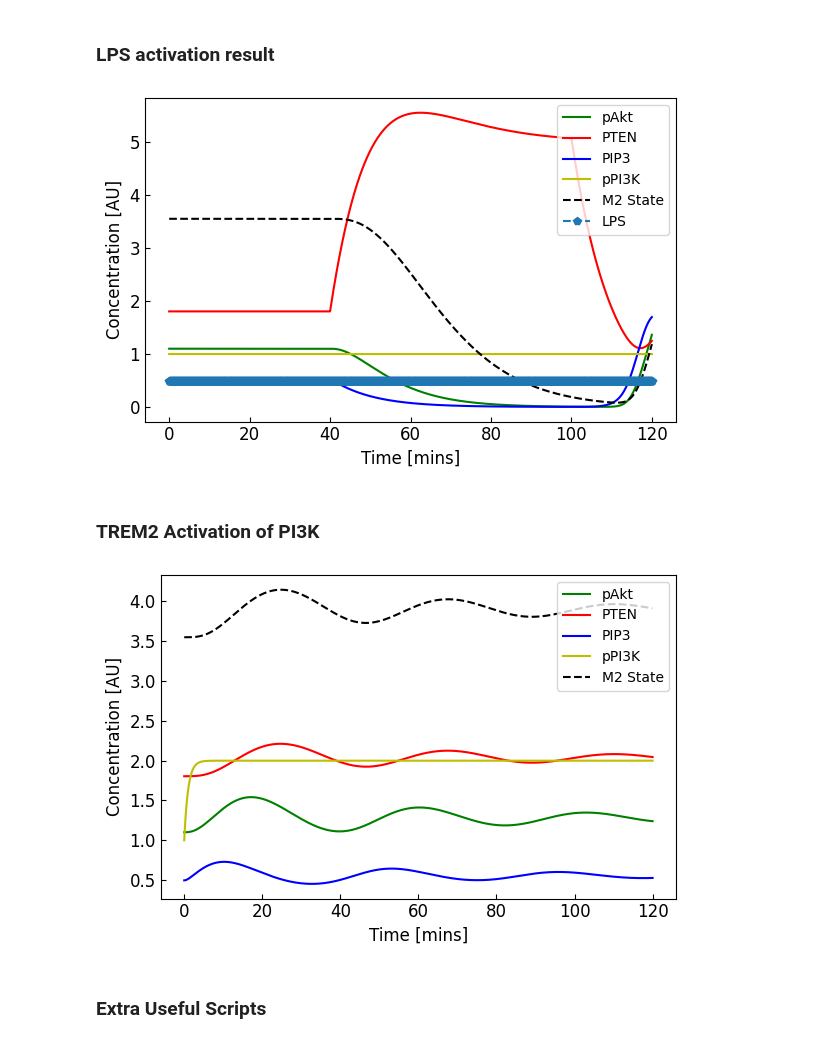
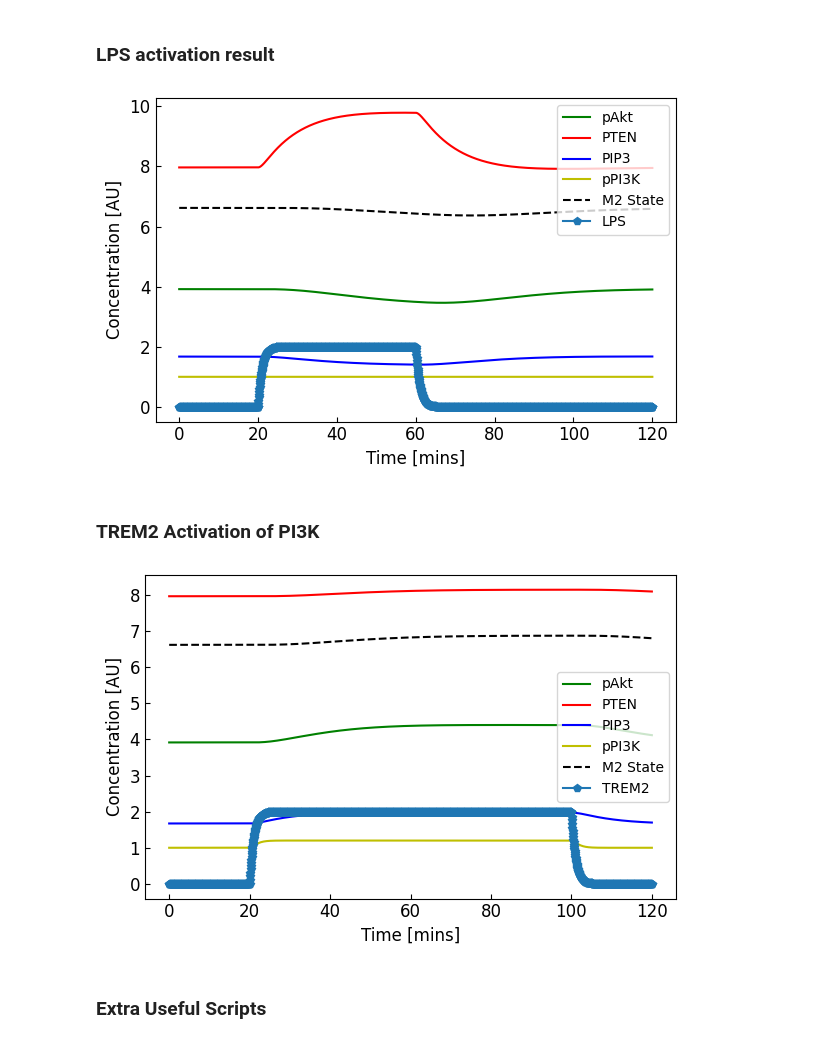
Before and after one commit to rsethi21/dynamicModellingPI3K-Akt, a Jupyter notebook: Goodwin_Oscillation_PI3K_AKT.ipynb, the cells around one changed output. Cells and saved outputs as stored; diff of their text form; code cells hidden in the pictures.

```diff
--- a/Goodwin_Oscillation_PI3K_AKT.ipynb
+++ b/Goodwin_Oscillation_PI3K_AKT.ipynb
@@ -208,35 +187,35 @@ print(steadyState)
 # %%
 ## Graphing values:
 
 time = np.linspace(0,120, 2000)
-y0_2 = [steadyState[0], steadyState[1], steadyState[2], steadyState[3], steadyState[4], 0.5, 0, 0]
-y_2 = odeint(func,y0_2,time,((True, 40, 100, y0_2[5]), (False, None, None, None), (False, None, None, None)))
+y0_2 = [steadyState[0], steadyState[1], steadyState[2], steadyState[3], steadyState[4], 0, 0, 0]
+y_2 = odeint(func,y0_2,time,((True, 20, 60, 2), (False,  None, None), (False, None, None)))
 
 ## Plotting
 
 plt.figure(figsize=(6,4),dpi=100)
 # plt.ylim(0.858, .862)
 plt.plot(time,y_2[:,0],'g-',label='pAkt')
 plt.plot(time,y_2[:,1],'r-',label='PTEN')
 plt.plot(time,y_2[:,2],'b-',label='PIP3')
 plt.plot(time,y_2[:,3],'y-',label='pPI3K')
 plt.plot(time,y_2[:,4],'k--',label='M2 State')
-plt.plot(time,y_2[:,5],'p--',label='LPS')
+plt.plot(time,y_2[:,5],'p-',label='LPS')
 plt.tick_params(direction='in',labelsize=12)
 plt.xlabel('Time [mins]',fontsize=12)
 plt.ylabel('Concentration [AU]',fontsize=12)
 plt.legend(loc='best',fontsize=10)
 plt.tight_layout()
 # %% [output]
-[figure, old version]
+[figure, new version]
 # %% [markdown]
 ### TREM2 Activation of PI3K
 # %%
 ## Graphing values:
 
 time = np.linspace(0,120, 2000)
-y0_3 = [steadyState[0], steadyState[1], steadyState[2], steadyState[3], steadyState[4], 0, 1, 0]
-y_3 = odeint(func,y0_3,time, (False, True, False))
+y0_3 = [steadyState[0], steadyState[1], steadyState[2], steadyState[3], steadyState[4], 0, 0, 0]
+y_3 = odeint(func,y0_3,time, ((False, None, None, None), (True, 20, 100, 2), (False, None, None, None)))
 
 ## Plotting
 
@@ -247,13 +226,14 @@ plt.plot(time,y_3[:,1],'r-',label='PTEN')
 plt.plot(time,y_3[:,2],'b-',label='PIP3')
 plt.plot(time,y_3[:,3],'y-',label='pPI3K')
 plt.plot(time,y_3[:,4],'k--',label='M2 State')
+plt.plot(time,y_3[:,6],'p-',label='TREM2')
 plt.tick_params(direction='in',labelsize=12)
 plt.xlabel('Time [mins]',fontsize=12)
 plt.ylabel('Concentration [AU]',fontsize=12)
 plt.legend(loc='best',fontsize=10)
 plt.tight_layout()
 # %% [output]
-[figure, old version]
+[figure, new version]
 # %% [markdown]
 ### Extra Useful Scripts
 # %%
```
Also changed, not shown: parts of 4 cells of this notebook.
